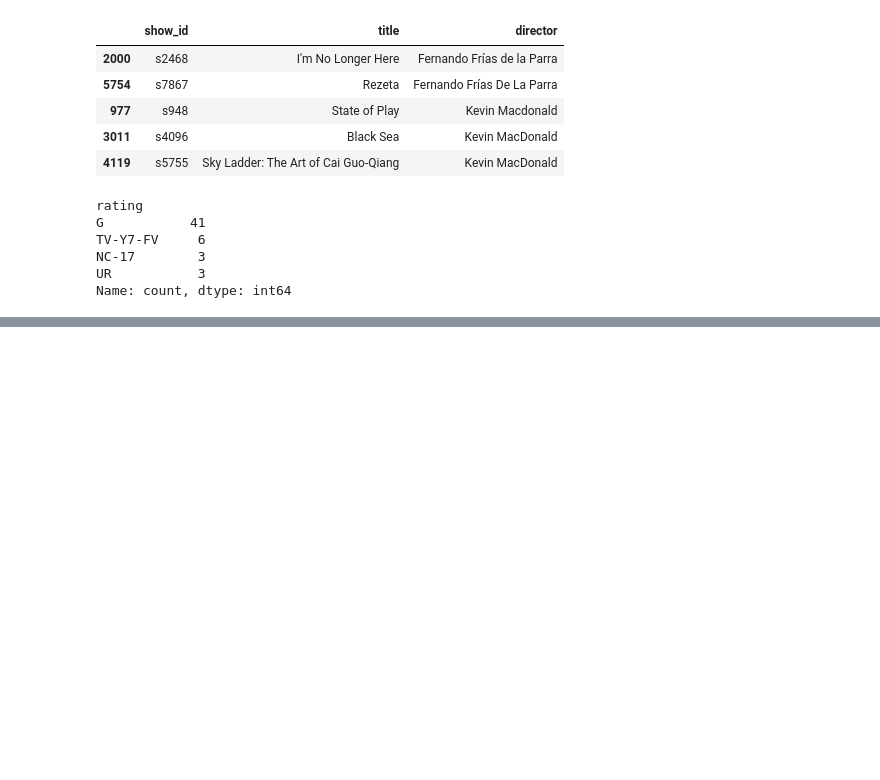
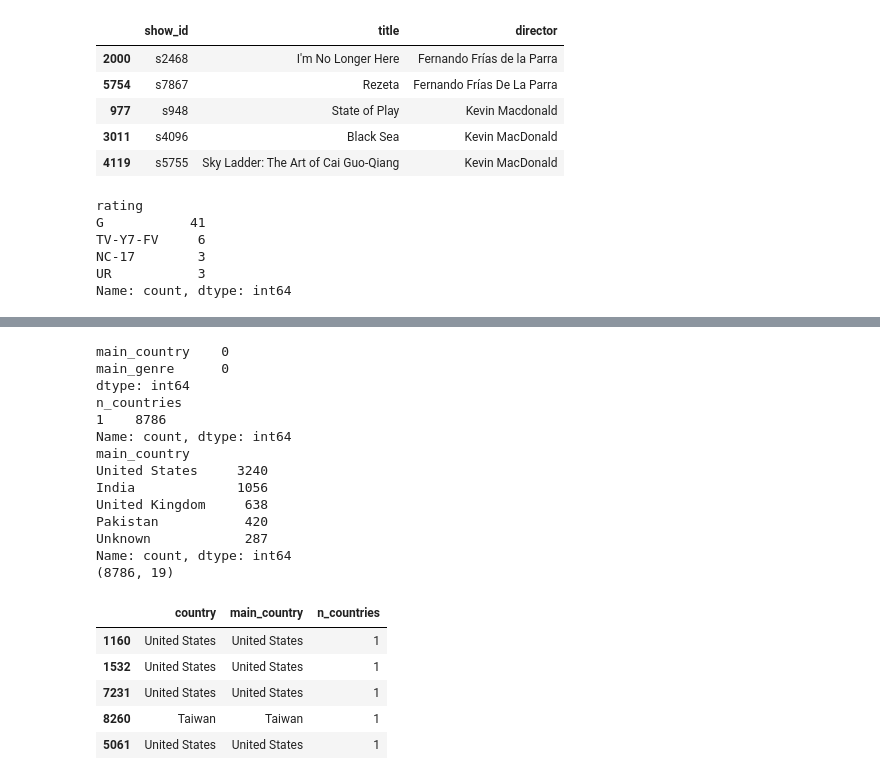
Before and after one commit to IrafashCactus/auspify-netflix-data-science, a Jupyter notebook: notebooks/01_data_cleaning.ipynb, the cells around one changed output, grey strips where cells are left out. Drawn from its saved outputs; the diff is of its cells as text; code cells hidden in the pictures; blank space fills up the shorter version.

```diff
--- a/notebooks/01_data_cleaning.ipynb
+++ b/notebooks/01_data_cleaning.ipynb
@@ -350,0 +430,34 @@ Name: count, dtype: int64
+# %%
+df_clean["main_country"] = df_clean["country"].str.split(",").str[0].str.strip()
+df_clean["n_countries"] = df_clean["country"].str.split(",").str.len()
+df_clean["main_genre"] = df_clean["listed_in"].str.split(",").str[0].str.strip()
+df_clean["n_genres"] = df_clean["listed_in"].str.split(",").str.len()
+df_clean["year_added"] = df_clean["date_added"].dt.year
+df_clean["month_added"] = df_clean["date_added"].dt.month_name()
+# %%
+print((df_clean[["main_country", "main_genre"]] == "").sum())
+print(df_clean["n_countries"].value_counts().sort_index())
+print(df_clean["main_country"].value_counts().head(5))
+print(df_clean.shape)
+df_clean[["country", "main_country", "n_countries"]].sample(5, random_state=1)
+# %% [output]
+main_country    0
+main_genre      0
+dtype: int64
+n_countries
+1    8786
+Name: count, dtype: int64
+main_country
+United States     3240
+India             1056
+United Kingdom     638
+Pakistan           420
+Unknown            287
+Name: count, dtype: int64
+(8786, 19)
+|  | country | main_country | n_countries |
+| 1160 | United States | United States | 1 |
+| 1532 | United States | United States | 1 |
+| 7231 | United States | United States | 1 |
+| 8260 | Taiwan | Taiwan | 1 |
+| 5061 | United States | United States | 1 |
```
Also changed, not shown: parts of 11 cells of this notebook, 1 other file.
